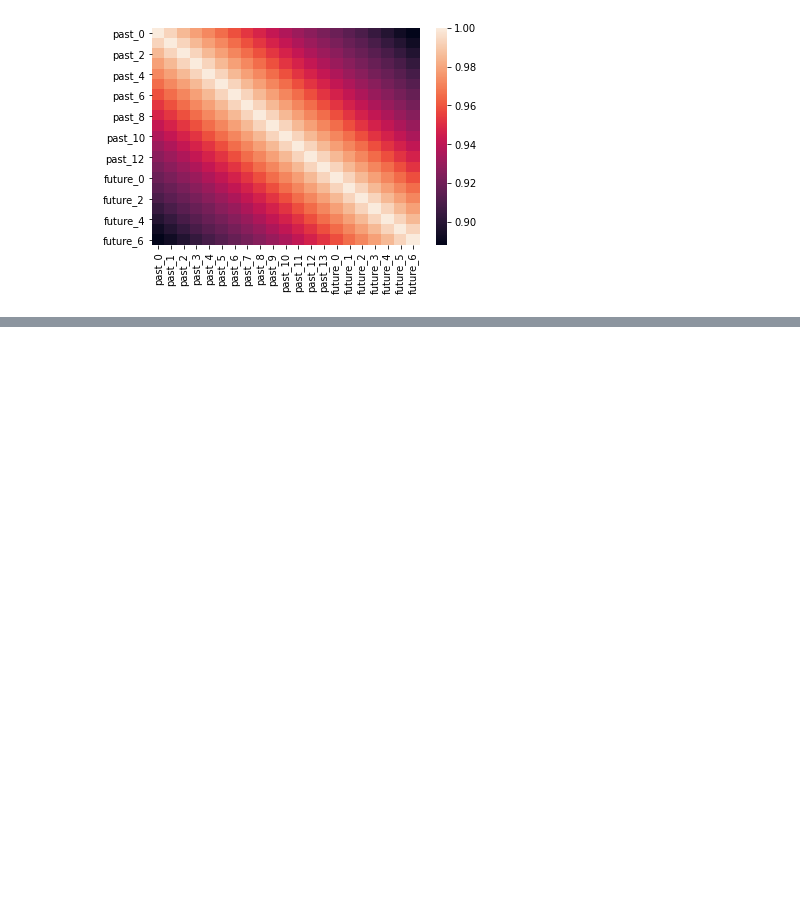
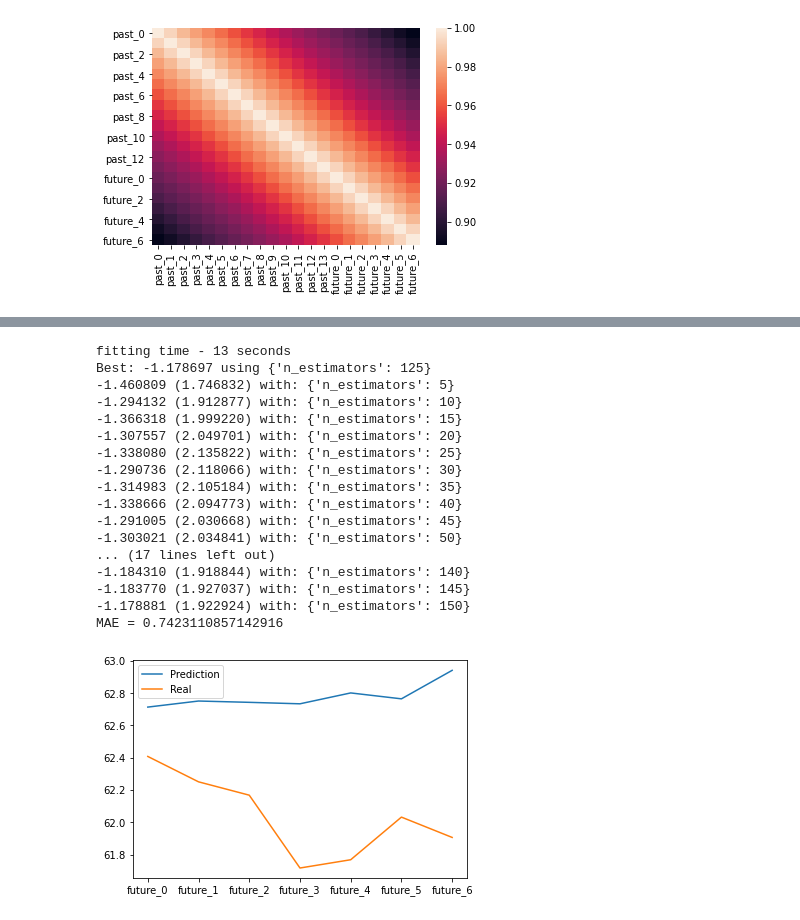
Before and after one commit to mike392/SB_task, a Jupyter notebook: HW_Mikhail_Barsukou.ipynb, the cells around one changed output, grey strips where cells are left out. Drawn from its saved outputs; the diff is of its cells as text; code cells hidden in the pictures; blank space fills up the shorter version.

```diff
--- a/HW_Mikhail_Barsukou.ipynb
+++ b/HW_Mikhail_Barsukou.ipynb
@@ -252,0 +277,54 @@ MAE = 0.7828199999999959
+# %%
+extra_trees_regressor = ExtraTreesRegressor(random_state=42)
+# %%
+# попробуем оптимизировать количество эстиматоров
+params = dict(
+    n_estimators=[x for x in range(5,151, 5)]
+)
+
+# с помощью автоматизированного поиска найдем оптимальную конфигурацию для предиктора
+grid = GridSearchCV(estimator=extra_trees_regressor, param_grid=params, cv=3, verbose=0)
+# посмотреть на время, которое потребуется для поиска оптимальных параметров
+d1 = datetime.now()
+with warnings.catch_warnings():
+    # ignore all caught warnings
+    warnings.filterwarnings("ignore")
+    grid_result = grid.fit(X.to_numpy(), Y.to_numpy())
+
+d2 = datetime.now()
+delta = d2 - d1
+print("fitting time - {} seconds".format(delta.seconds))
+
+# вывод наиболее удачной комбинации параметров
+print("Best: %f using %s" % (grid_result.best_score_, grid_result.best_params_))
+means = grid_result.cv_results_['mean_test_score']
+stds = grid_result.cv_results_['std_test_score']
+params = grid_result.cv_results_['params']
+for mean, stdev, param in zip(means, stds, params):
+    print("%f (%f) with: %r" % (mean, stdev, param))
+
+prediction = grid_result.predict(X_test) # Предсказания
+plt.plot(prediction[0], label="Prediction") # График
+plt.plot(Y_test.iloc[0], label="Real")
+plt.legend()
+mae = mean_absolute_error(prediction[0], Y_test.iloc[0])
+print(f"MAE = {mae}")
+# %% [output]
+fitting time - 13 seconds
+Best: -1.178697 using {'n_estimators': 125}
+-1.460809 (1.746832) with: {'n_estimators': 5}
+-1.294132 (1.912877) with: {'n_estimators': 10}
+-1.366318 (1.999220) with: {'n_estimators': 15}
+-1.307557 (2.049701) with: {'n_estimators': 20}
+-1.338080 (2.135822) with: {'n_estimators': 25}
+-1.290736 (2.118066) with: {'n_estimators': 30}
+-1.314983 (2.105184) with: {'n_estimators': 35}
+-1.338666 (2.094773) with: {'n_estimators': 40}
+-1.291005 (2.030668) with: {'n_estimators': 45}
+-1.303021 (2.034841) with: {'n_estimators': 50}
+... (17 lines left out)
+-1.184310 (1.918844) with: {'n_estimators': 140}
+-1.183770 (1.927037) with: {'n_estimators': 145}
+-1.178881 (1.922924) with: {'n_estimators': 150}
+MAE = 0.7423110857142916
+[figure, added]
```
Also changed, not shown: parts of 12 cells of this notebook.
